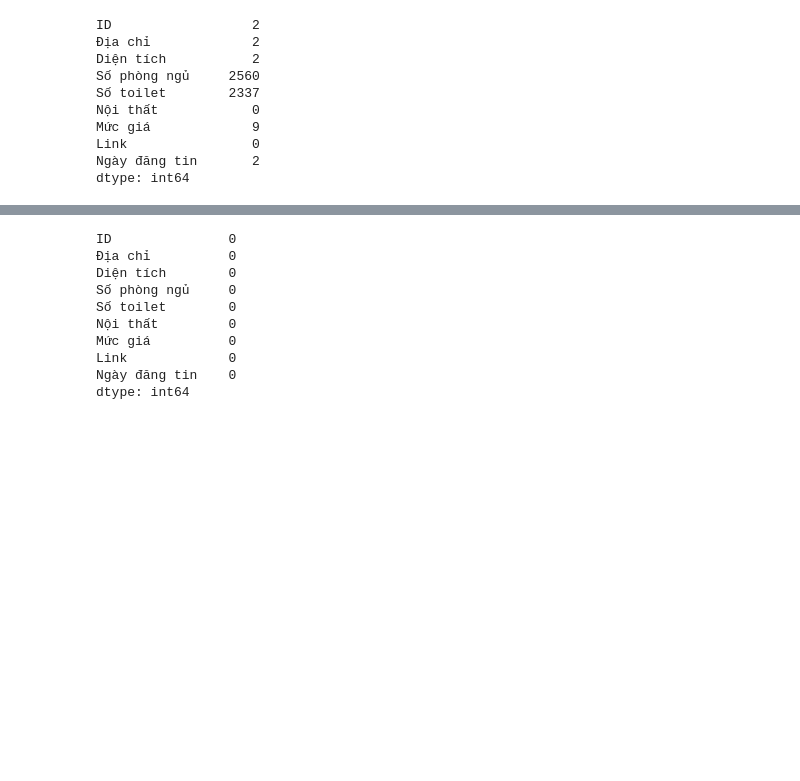
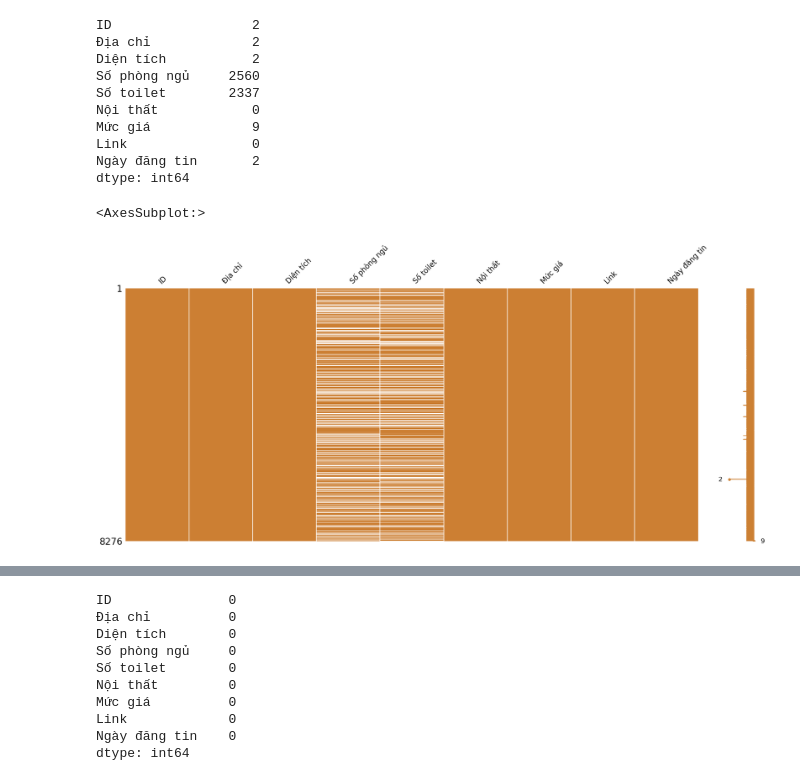
Before and after one commit to HoanggNguyen/DS_FinalProject, a Jupyter notebook: preprocessing.ipynb, the cells around one changed output, grey strips where cells are left out. Saved outputs shown, nothing was run; the diff lists cells and outputs as text; code cells hidden in the pictures; blank space fills up the shorter version.

```diff
--- a/preprocessing.ipynb
+++ b/preprocessing.ipynb
@@ -37,3 +31,9 @@ Mức giá             9
 Link                0
 Ngày đăng tin       2
 dtype: int64
+# %%
+#Trực quan hóa dữ liệu bị thiếu
+msno.matrix(raw_df, color=(0.8, 0.5, 0.2))
+# %% [output]
+<AxesSubplot:>
+[figure, added]
```
Also changed, not shown: parts of 21 cells of this notebook, 2 other files.
